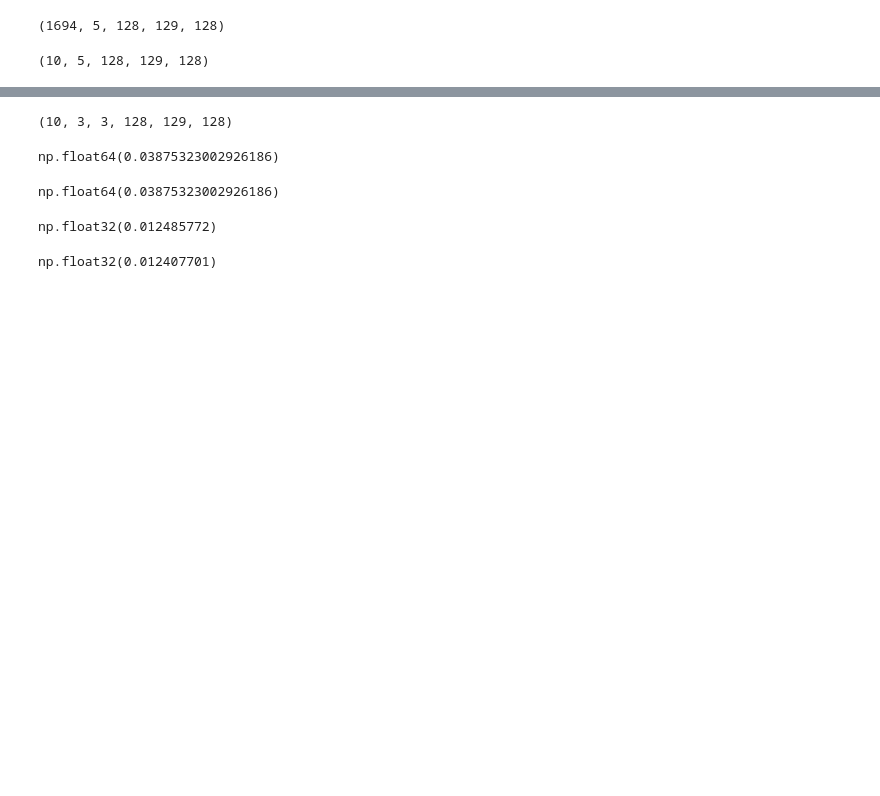
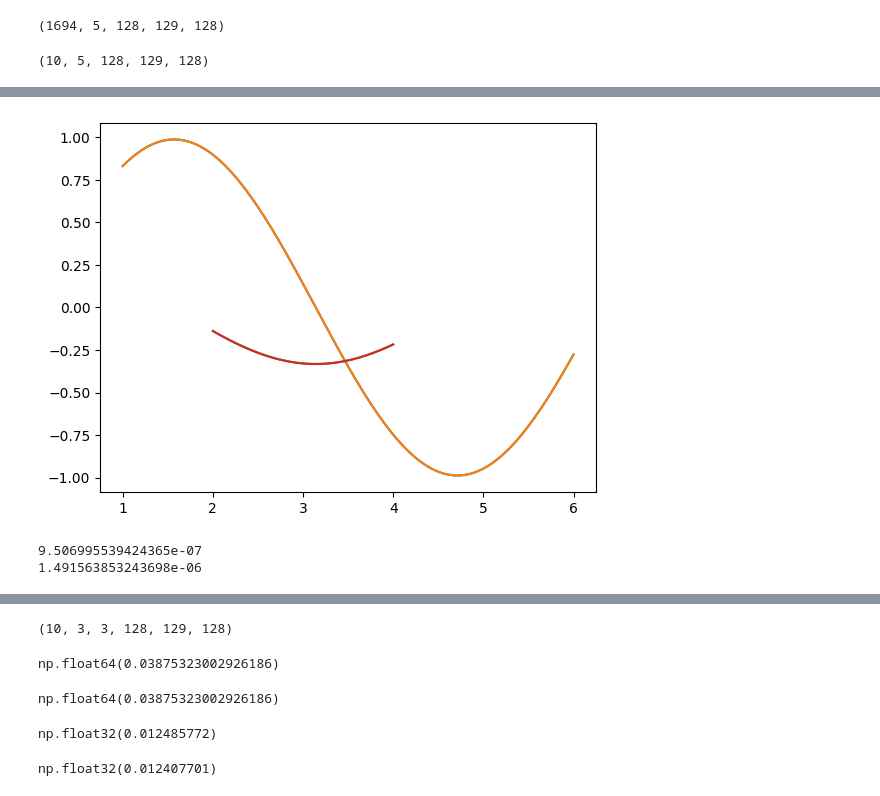
Before and after one commit to kz2wd/flow-diffuse, a Jupyter notebook: check_q-pressure.ipynb, the cells around one changed output, grey strips where cells are left out. Cells and saved outputs as stored; diff of their text form; code cells hidden in the pictures; blank space fills up the shorter version.

```diff
--- a/check_q-pressure.ipynb
+++ b/check_q-pressure.ipynb
@@ -142,0 +144,9 @@ print(rel_rmse(comp, targ))
+# %%
+r = np.array([128, 64])
+s = np.array([1, 2])
+L = np.array([5, 2])
+d = L / (r - 1)
+x_line = np.linspace(s[0], s[0] + L[0], r[0])
+y_line = np.linspace(s[1], s[1] + L[1], r[1])
+x, y = np.meshgrid(x_line, y_line, indexing="ij")
+src = np.cos(x) * np.cos(y)
@@ -142,0 +157,14 @@ print(rel_rmse(comp, targ))
+# %%
+comp = derive_compact_1st_degree_6th_order_dirichlet(src, 0, d[0])
+targ = -np.sin(x) * np.cos(y)
+plt.plot(x_line, comp[:, 31])
+plt.plot(x_line, targ[:, 31])
+plt.plot(y_line, comp[63, :])
+plt.plot(y_line, targ[63, :])
+plt.show()
+print(rmse(comp, targ))
+print(rel_rmse(comp, targ))
+# %% [output]
+[figure, added]
+9.506995539424365e-07
+1.491563853243698e-06
```
Also changed, not shown: parts of 10 cells of this notebook, 1 other file.
